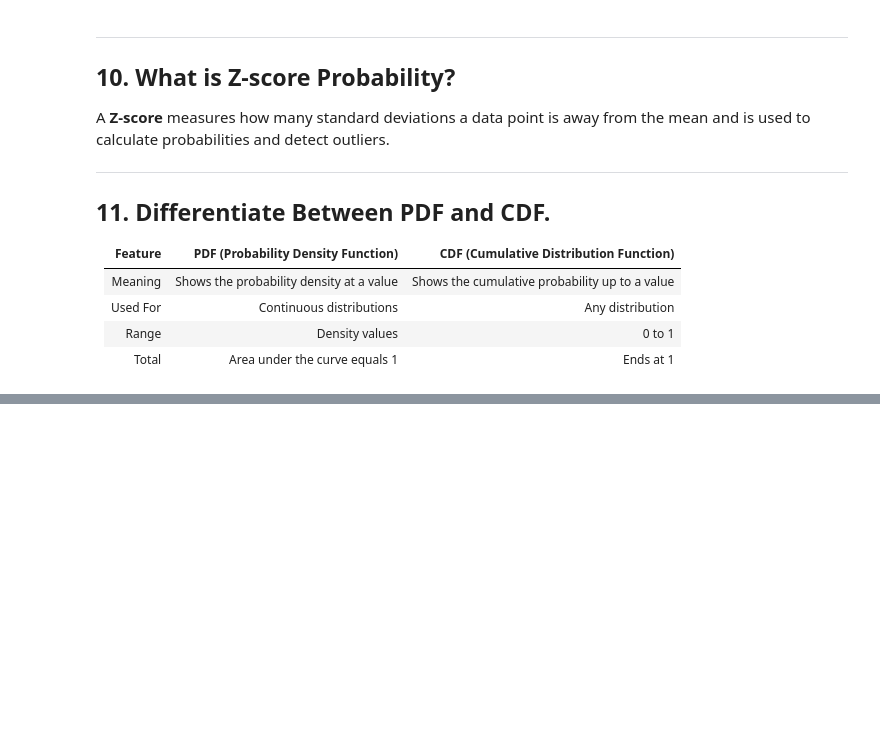
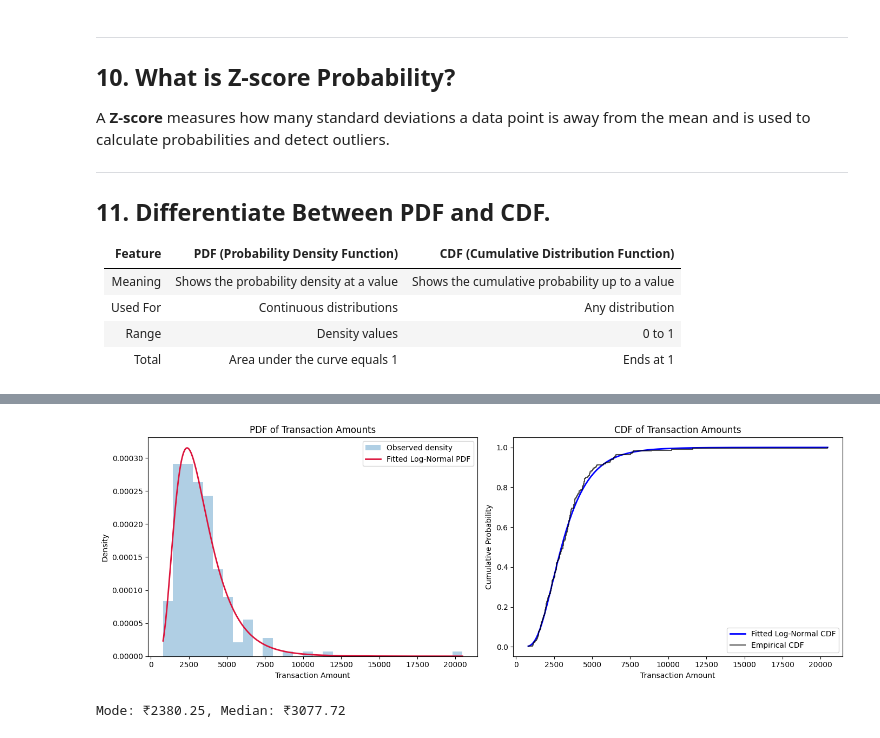
Before and after one commit to ah1331/rw, a Jupyter notebook: MAS/pr3/pr3.ipynb, the cells around one changed output, grey strips where cells are left out. Saved outputs shown, nothing was run; the diff lists cells and outputs as text; code cells hidden in the pictures; blank space fills up the shorter version.

```diff
--- a/MAS/pr3/pr3.ipynb
+++ b/MAS/pr3/pr3.ipynb
@@ -228,32 +252,35 @@ print(f"P(X>5000) (Empirical): {prob_gt_5000_empirical:.4f}")
 x_vals = np.linspace(model_data.min(), model_data.max(), 500)
 pdf_vals = stats.lognorm.pdf(x_vals, shape_ln, loc=loc_ln, scale=scale_ln)
 cdf_vals = stats.lognorm.cdf(x_vals, shape_ln, loc=loc_ln, scale=scale_ln)
 
 sorted_data = np.sort(model_data.values)
 ecdf = np.arange(1, len(sorted_data) + 1) / len(sorted_data)
 
 fig, axes = plt.subplots(1, 2, figsize=(14, 5))
 
 # PDF
 axes[0].hist(model_data, bins=30, density=True, alpha=0.35, label="Observed density")
 axes[0].plot(x_vals, pdf_vals, color="crimson", linewidth=2, label="Fitted Log-Normal PDF")
 axes[0].set_title("PDF of Transaction Amounts")
 axes[0].set_xlabel("Transaction Amount")
 axes[0].set_ylabel("Density")
 axes[0].legend()
 
 # CDF
-axes[1].plot(x_vals, cdf_vals, color="navy", linewidth=2, label="Fitted Log-Normal CDF")
-axes[1].step(sorted_data, ecdf, where="post", color="gray", alpha=0.7, label="Empirical CDF")
+axes[1].plot(x_vals, cdf_vals, color="blue", linewidth=2, label="Fitted Log-Normal CDF")
+axes[1].step(sorted_data, ecdf, where="post", color="black", alpha=0.7, label="Empirical CDF")
 axes[1].set_title("CDF of Transaction Amounts")
 axes[1].set_xlabel("Transaction Amount")
 axes[1].set_ylabel("Cumulative Probability")
 axes[1].legend()
 
 plt.tight_layout()
 plt.show()
 
 mode_x = x_vals[np.argmax(pdf_vals)]
 median_x = np.median(model_data)
 
 print(f"Mode: ₹{mode_x:.2f}, Median: ₹{median_x:.2f}")
+# %% [output]
+[figure, added]
+Mode: ₹2380.25, Median: ₹3077.72
```
Also changed, not shown: parts of 7 cells of this notebook, 1 other file.
